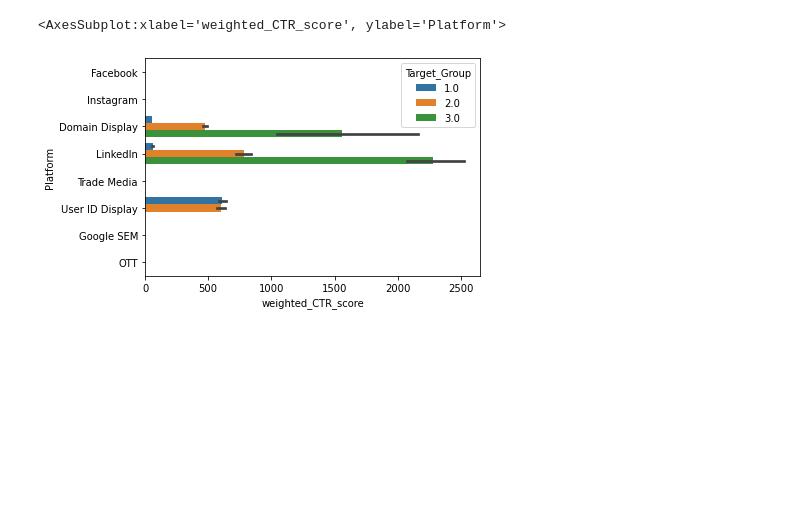
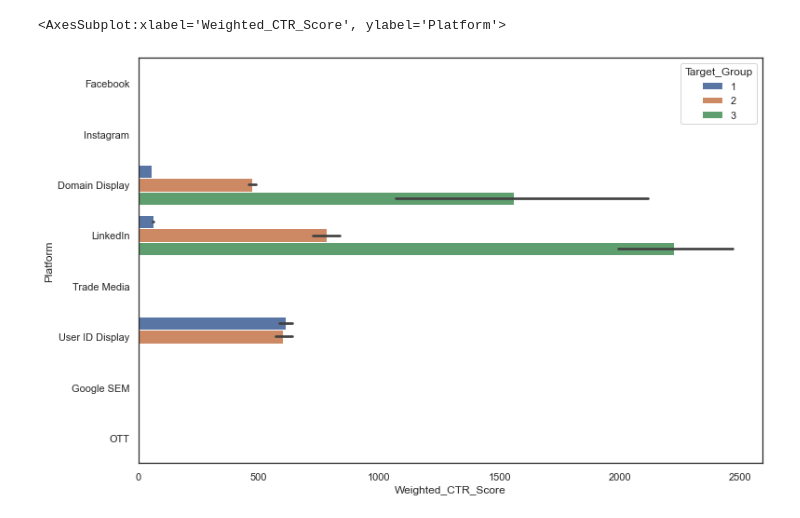
Before and after one commit to DA-Diversify/01_cleaning-and-EDA, a Jupyter notebook: Creative - Cleaned.ipynb, the cells around one changed output. Saved outputs shown, nothing was run; the diff lists cells and outputs as text; code cells hidden in the pictures; blank space fills up the shorter version.

Commit message:
Creative - Cleaned code

```diff
--- a/Creative - Cleaned.ipynb
+++ b/Creative - Cleaned.ipynb
@@ -174,0 +248,5 @@ creative_cleaned.describe()
+# %%
+# Change datatypes from float to int for 'Clicks','Reach', '100%_Video_Views', 'Video_Starts', 'Follows' as these are integer values
+cols = ['Clicks','Reach','100%_Video_Views','Video_Starts','Follows']
+df[cols] = df[cols].astype(int)
+df.dtypes
@@ -174,0 +293,9 @@ creative_cleaned.describe()
+# %%
+# Ad_Format = No lock campaign is invalid.
+# The corresponding 'Creative_Family' are invalid data and changed to 'Other'
+df.loc[df['Ad_Format']== 'No lock campaign', 'Creative_Family'] = 'Other'
+# %%
+# Ad_Format= 'No lock campaign' checked against Campaign to replace with correct ad format.
+df.loc[df['Campaign'].str.contains(pat='No Lock Campaign - Carousel'), 'Ad_Format'] = 'Carousel'
+df.loc[df['Campaign'].str.contains(pat='No Lock Campaign - Single DSC'), 'Ad_Format'] = 'Single image'
+df.drop(df[df['Ad_Format'] == 'No lock campaign'].index, inplace=True)
@@ -174,0 +339,8 @@ creative_cleaned.describe()
+# %%
+# Create new column Target_Group and assign Audience as per target group
+audience_dict ={'1':'1', '2':'1', '3':'1',
+               '4':'2', '5':'2',
+               'General Targetting':'3'}
+
+# Add a new column named 'Target_Group'
+df['Target_Group'] = df['Audience'].map(audience_dict)
@@ -295,7 +410,7 @@ Ignore Domain Targeting: only 2 values, and there's no additional info about whi
 # %%
-sns.barplot(data=creative_cleaned, x='weighted_CTR_score', y='Platform',
+sns.barplot(data=df, x='Weighted_CTR_Score', y='Platform',
             hue='Target_Group', estimator = np.mean)
 # %% [output]
-<AxesSubplot:xlabel='weighted_CTR_score', ylabel='Platform'>
+<AxesSubplot:xlabel='Weighted_CTR_Score', ylabel='Platform'>
-[figure, old version]
+[figure, new version]
 # %%
```
Also changed, not shown: parts of 63 cells of this notebook.
